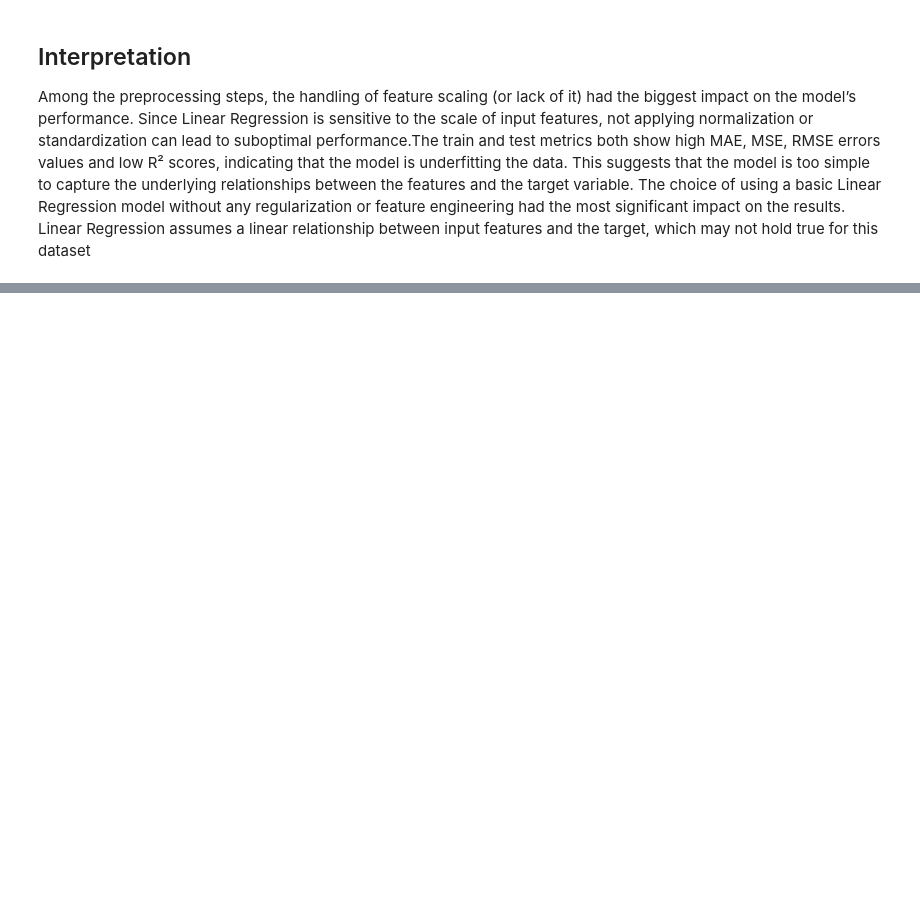
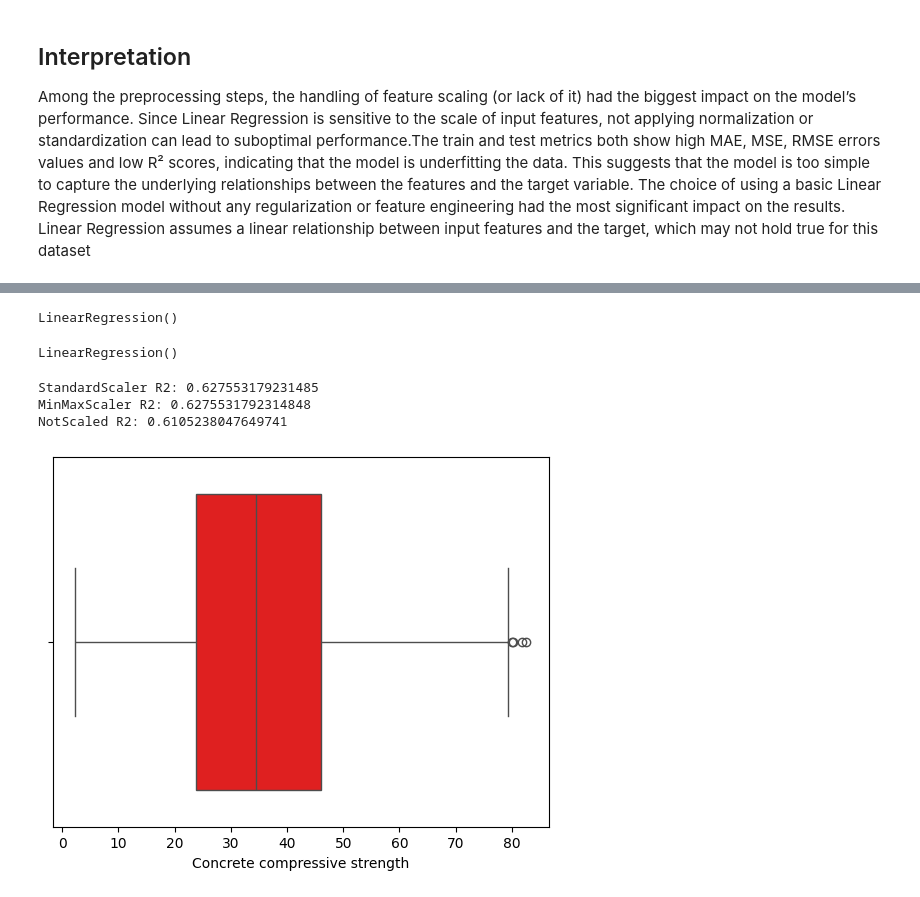
Before and after one commit to ompatil1947/Linear-Regression, a Jupyter notebook: library/training.ipynb, the cells around one changed output, grey strips where cells are left out. Saved outputs shown, nothing was run; the diff lists cells and outputs as text; code cells hidden in the pictures; blank space fills up the shorter version.

Commit message:
Analyze the impact of feature scaling on LinearRegression model

```diff
--- a/library/training.ipynb
+++ b/library/training.ipynb
@@ -88,0 +102,4 @@ The choice of using a basic Linear Regression model without any regularization o
+# %%
+model.fit(X_train_scaled1, y_train)
+# %% [output]
+LinearRegression()
@@ -88,0 +108,4 @@ The choice of using a basic Linear Regression model without any regularization o
+# %%
+model.fit(X_train_scaled2, y_train)
+# %% [output]
+LinearRegression()
@@ -88,0 +117,13 @@ The choice of using a basic Linear Regression model without any regularization o
+# %%
+print("StandardScaler R2:", r2_1)
+print("MinMaxScaler R2:", r2_2)
+print("NotScaled R2:", r2_0)
+# %% [output]
+StandardScaler R2: 0.627553179231485
+MinMaxScaler R2: 0.6275531792314848
+NotScaled R2: 0.6105238047649741
+# %%
+sns.boxplot(x=df["Concrete compressive strength"],color='red',orient='h')
+plt.show()
+# %% [output]
+[figure, added]
```
Also changed, not shown: parts of 13 cells of this notebook.
